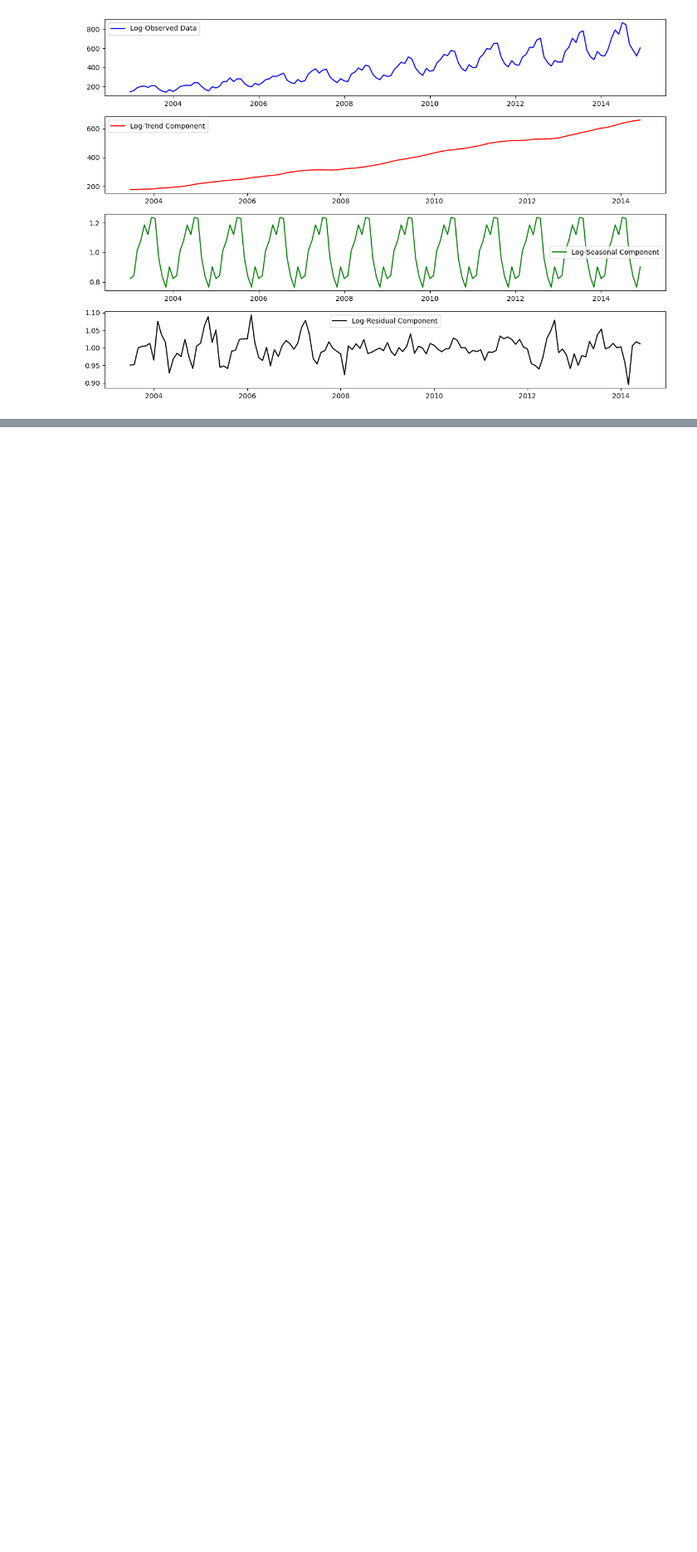
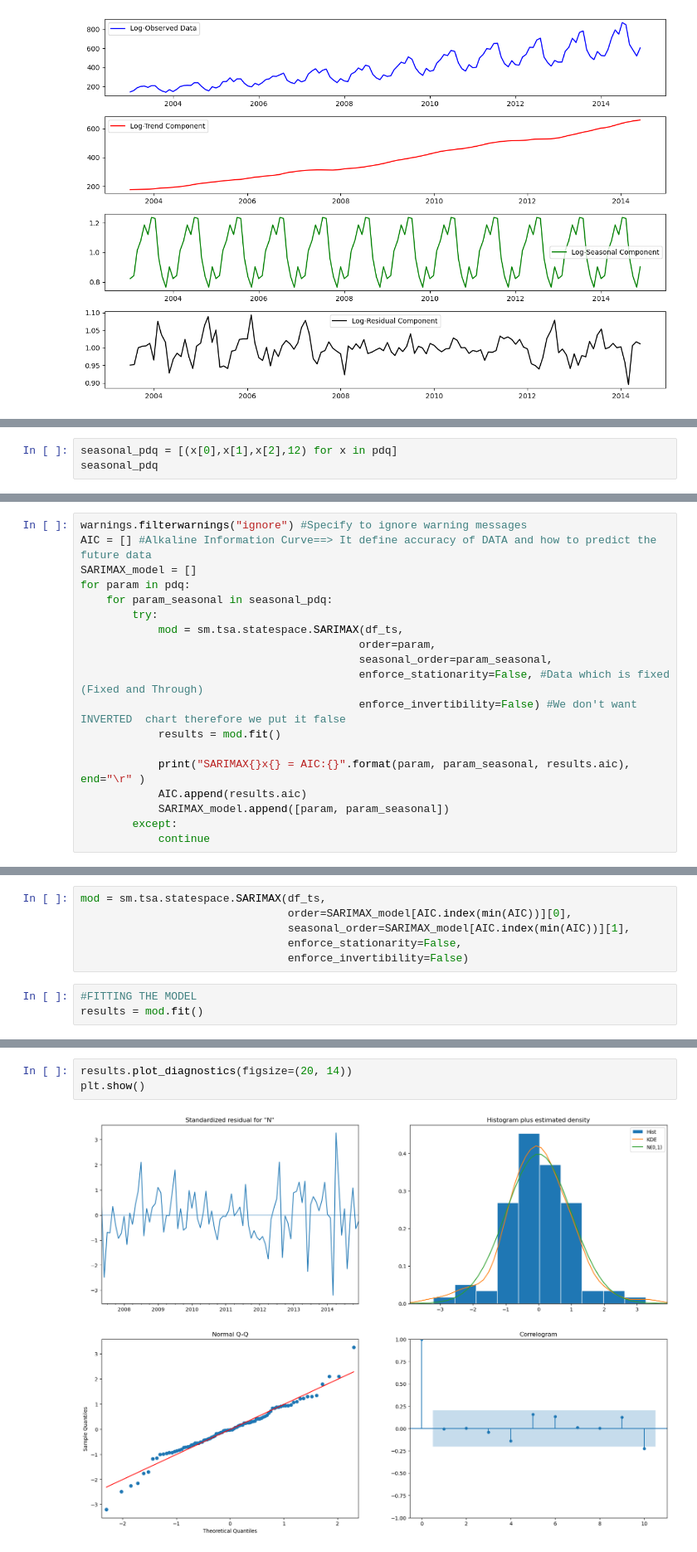
Before and after one commit to sachindhital/Tractor-Sales_time_series, a Jupyter notebook: tractor_sales.ipynb, the cells around one changed output, grey strips where cells are left out. Shown at 83% size. Cells and saved outputs as stored; diff of their text form; blank space fills up the shorter version.

```diff
--- a/tractor_sales.ipynb
+++ b/tractor_sales.ipynb
@@ -413,0 +631,3 @@ Log-Multiplicative Decomposition saved as 'log_multiplicative_decomposition.csv'
+# %%
+seasonal_pdq = [(x[0],x[1],x[2],12) for x in pdq]
+seasonal_pdq
@@ -413,0 +661,19 @@ Log-Multiplicative Decomposition saved as 'log_multiplicative_decomposition.csv'
+# %%
+warnings.filterwarnings("ignore") #Specify to ignore warning messages
+AIC = [] #Alkaline Information Curve==> It define accuracy of DATA and how to predict the future data
+SARIMAX_model = []
+for param in pdq:
+    for param_seasonal in seasonal_pdq:
+        try:
+            mod = sm.tsa.statespace.SARIMAX(df_ts,
+                                           order=param,
+                                           seasonal_order=param_seasonal,
+                                           enforce_stationarity=False, #Data which is fixed (Fixed and Through)
+                                           enforce_invertibility=False) #We don't want INVERTED  chart therefore we put it false
+            results = mod.fit()
+
+            print("SARIMAX{}x{} = AIC:{}".format(param, param_seasonal, results.aic), end="\r" )
+            AIC.append(results.aic)
+            SARIMAX_model.append([param, param_seasonal])
+        except:
+            continue
@@ -413,0 +707,9 @@ Log-Multiplicative Decomposition saved as 'log_multiplicative_decomposition.csv'
+# %%
+mod = sm.tsa.statespace.SARIMAX(df_ts,
+                                order=SARIMAX_model[AIC.index(min(AIC))][0],
+                                seasonal_order=SARIMAX_model[AIC.index(min(AIC))][1],
+                                enforce_stationarity=False,
+                                enforce_invertibility=False)
+# %%
+#FITTING THE MODEL
+results = mod.fit()
@@ -413,0 +718,5 @@ Log-Multiplicative Decomposition saved as 'log_multiplicative_decomposition.csv'
+# %%
+results.plot_diagnostics(figsize=(20, 14))
+plt.show()
+# %% [output]
+[figure, added]
```
Also changed, not shown: parts of 43 cells of this notebook, 1 other file.
